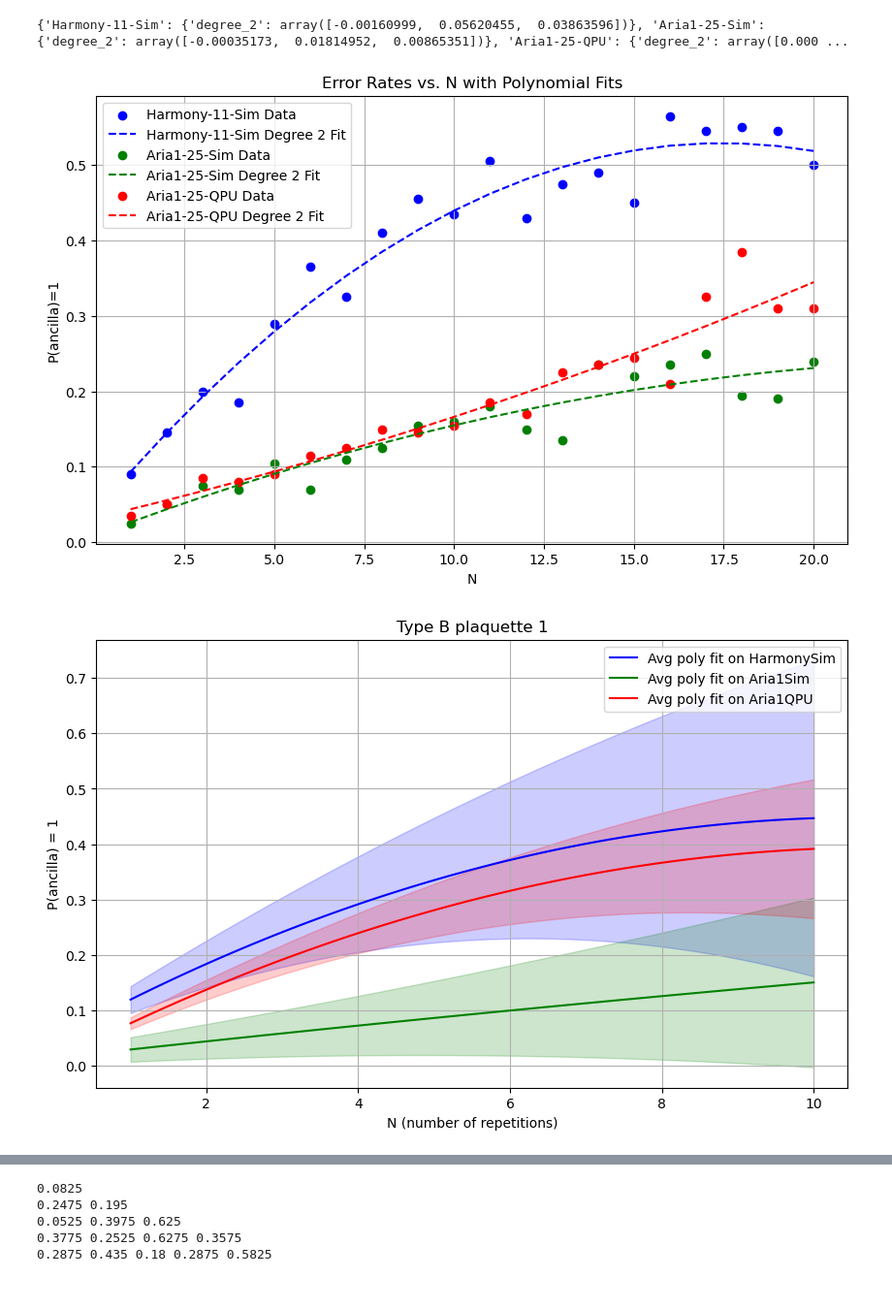
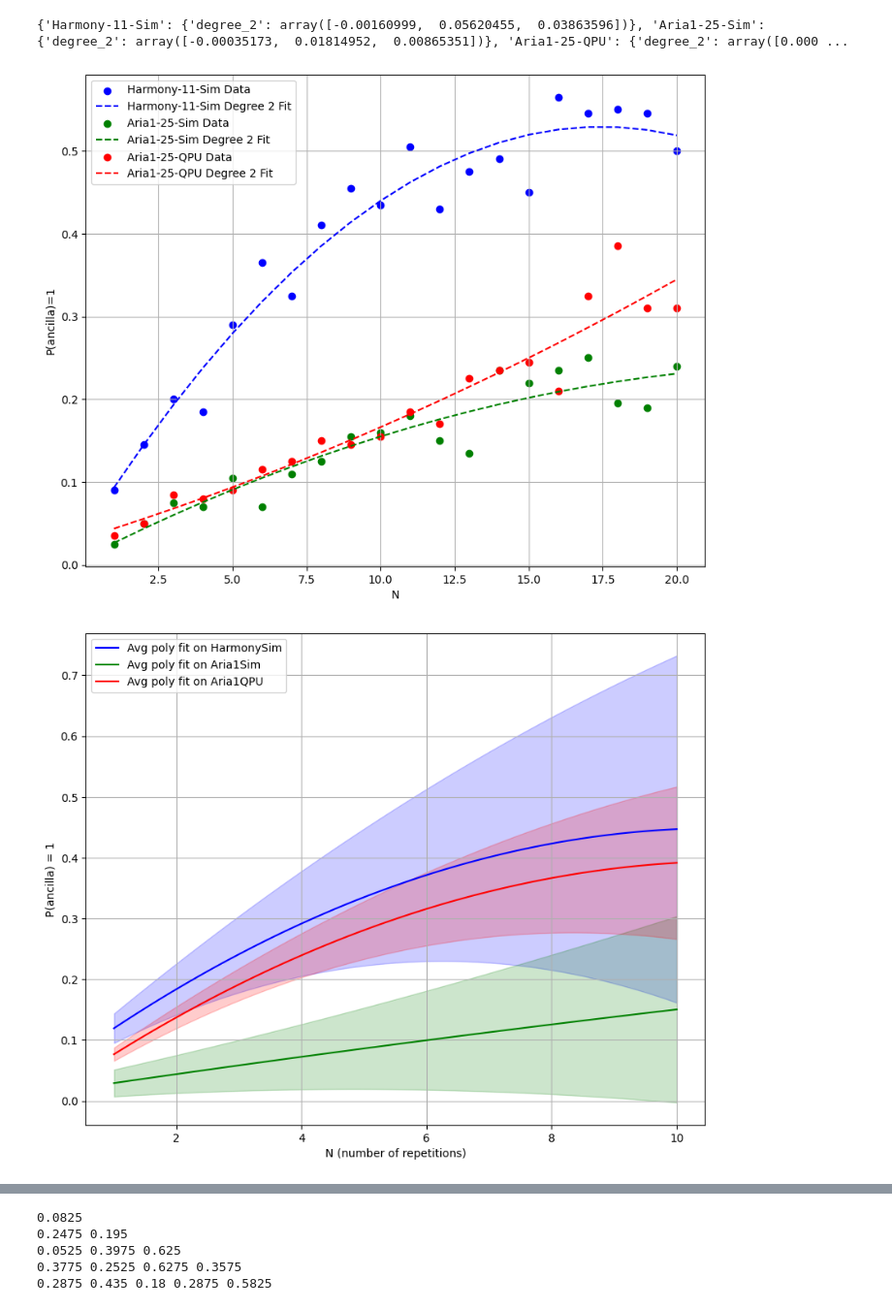
Before and after one commit to huyenemma/qt-native-gate-optimization, a Jupyter notebook: type_b_curve_fit.ipynb, the cells around one changed output, grey strips where cells are left out. Shown at 97% size. Drawn from its saved outputs; the diff is of its cells as text; code cells hidden in the pictures.

```diff
--- a/type_b_curve_fit.ipynb
+++ b/type_b_curve_fit.ipynb
@@ -59,7 +59,7 @@ def find_coeff(df, poly2, poly3):
 # %%
 def plot_fitted_curves(df, coefficients, poly2, poly3):
     # Plot the data and the fitted curves
-    plt.figure(figsize=(10, 6))
+    plt.figure(figsize=(10, 8))
 
     # Plot each device's data and fitted polynomial
     for i, column in enumerate(df.columns):
@@ -72,7 +72,7 @@ def plot_fitted_curves(df, coefficients, poly2, poly3):
         # Plot polynomial degree 3
         #plt.plot(df.index, poly3(df.index, *coefficients[column]['degree_3']), label=f'{column} Degree 3 Fit', linestyle='-.')
 
-    plt.title('Error Rates vs. N with Polynomial Fits')
+    #plt.title('Error Rates vs. N with Polynomial Fits')
     plt.xlabel('N')
     plt.ylabel('P(ancilla)=1')
     plt.legend()
@@ -114,7 +114,7 @@ print(coefficients)
 # %%
 plot_fitted_curves(df1, coefficients, poly2, poly3)
 # %% [output]
-[figure, old version]
+[figure, new version]
 # %%
 def calculate_data(trial_coeffs):
 
@@ -156,36 +156,36 @@ qpu_coeffs = np.array([
     #0.11, -0.019, 0.0045] # trial 3
 ])
 
 
 x1, y1, y_upper1, y_lower1 = calculate_data(harmony_coeffs)
 x2, y2, y_upper2, y_lower2 = calculate_data(aria1_coeffs)
 x3, y3, y_upper3, y_lower3 = calculate_data(qpu_coeffs)
 
 
-plt.figure(figsize=(10, 6))
+plt.figure(figsize=(10, 8))
 
 # Plot the Harmony polynomial
 plt.plot(x1, y1, label='Avg poly fit on HarmonySim', color=colors[0])
 plt.fill_between(x1, y_lower1, y_upper1, color=colors[0], alpha=0.2)
 
 # Plot for Aria1 coefficients
 plt.plot(x2, y2, label='Avg poly fit on Aria1Sim', color=colors[1])
 plt.fill_between(x2, y_lower2, y_upper2, color=colors[1], alpha=0.2)
 
 # Plot for QPU coefficients
 plt.plot(x3, y3, label='Avg poly fit on Aria1QPU', color=colors[2])
 plt.fill_between(x3, y_lower3, y_upper3, color=colors[2], alpha=0.2)
 
 
-plt.title(f'Type B plaquette 1')
+#plt.title(f'Type B plaquette 1')
 plt.xlabel('N (number of repetitions)')
 plt.ylabel('P(ancilla) = 1')
 plt.legend()
 plt.grid(True)
 plt.savefig('b1')
 plt.show()
 # %% [output]
-[figure, old version]
+[figure, new version]
 # %%
 #circuit 2
 
```
Also changed, not shown: parts of 2 cells of this notebook, 24 other files.
